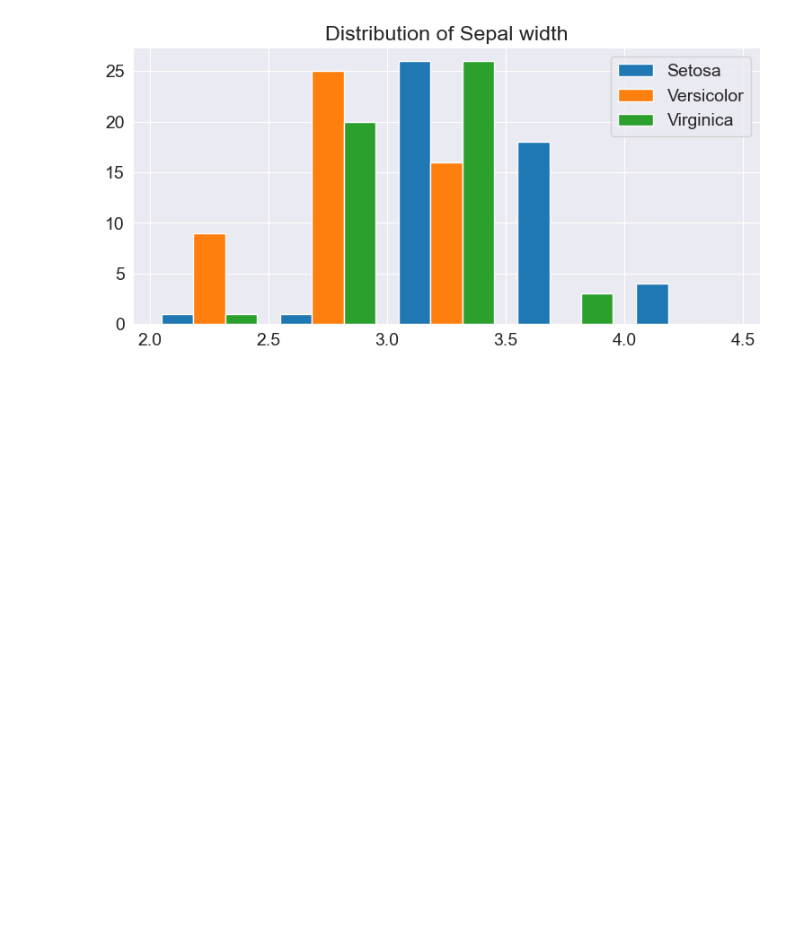
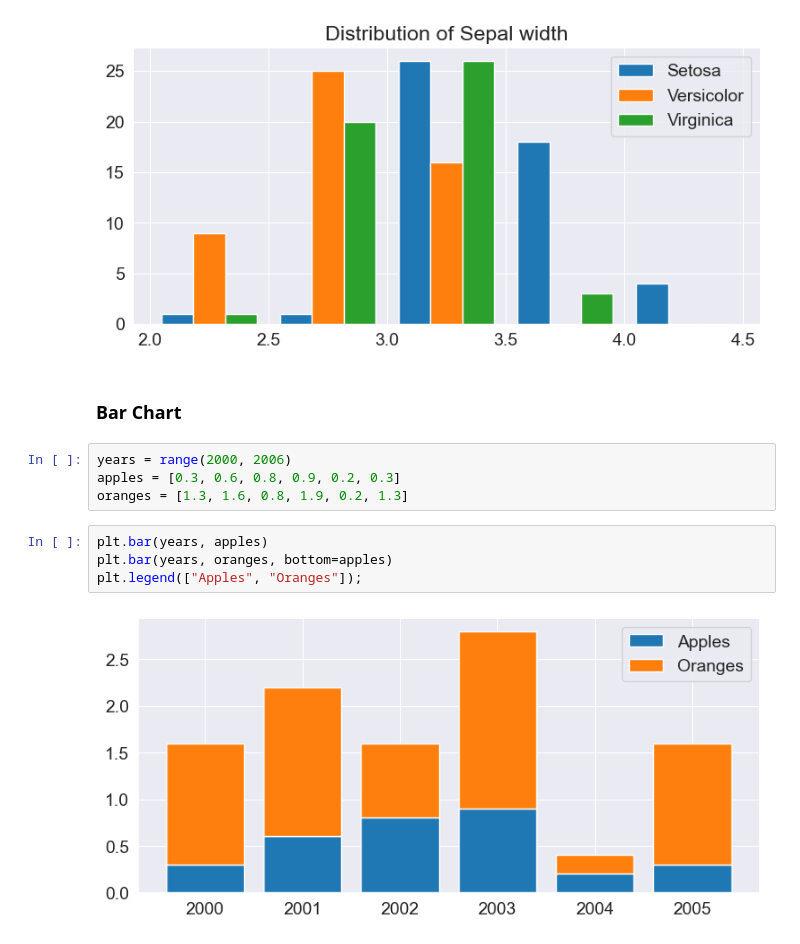
Before and after one commit to BetulAlbayrak1999/Pandas-Numpy-DataVisualization, a Jupyter notebook: Visualization with Matplotlib and Seaborn.ipynb, the cells around one changed output. Cells and saved outputs as stored; diff of their text form; blank space fills up the shorter version.

Commit message:
BarPlot Charts

```diff
--- a/Visualization with Matplotlib and Seaborn.ipynb
+++ b/Visualization with Matplotlib and Seaborn.ipynb
@@ -254,3 +254,15 @@ plt.legend(["Setosa", "Versicolor", "Virginica"])
 # %% [output]
 <matplotlib.legend.Legend at 0x...>
 [figure]
+# %% [markdown]
+### Bar Chart
+# %%
+years = range(2000, 2006)
+apples = [0.3, 0.6, 0.8, 0.9, 0.2, 0.3]
+oranges = [1.3, 1.6, 0.8, 1.9, 0.2, 1.3]
+# %%
+plt.bar(years, apples)
+plt.bar(years, oranges, bottom=apples)
+plt.legend(["Apples", "Oranges"]);
+# %% [output]
+[figure, added]
```
Also changed, not shown: parts of 12 cells of this notebook.
